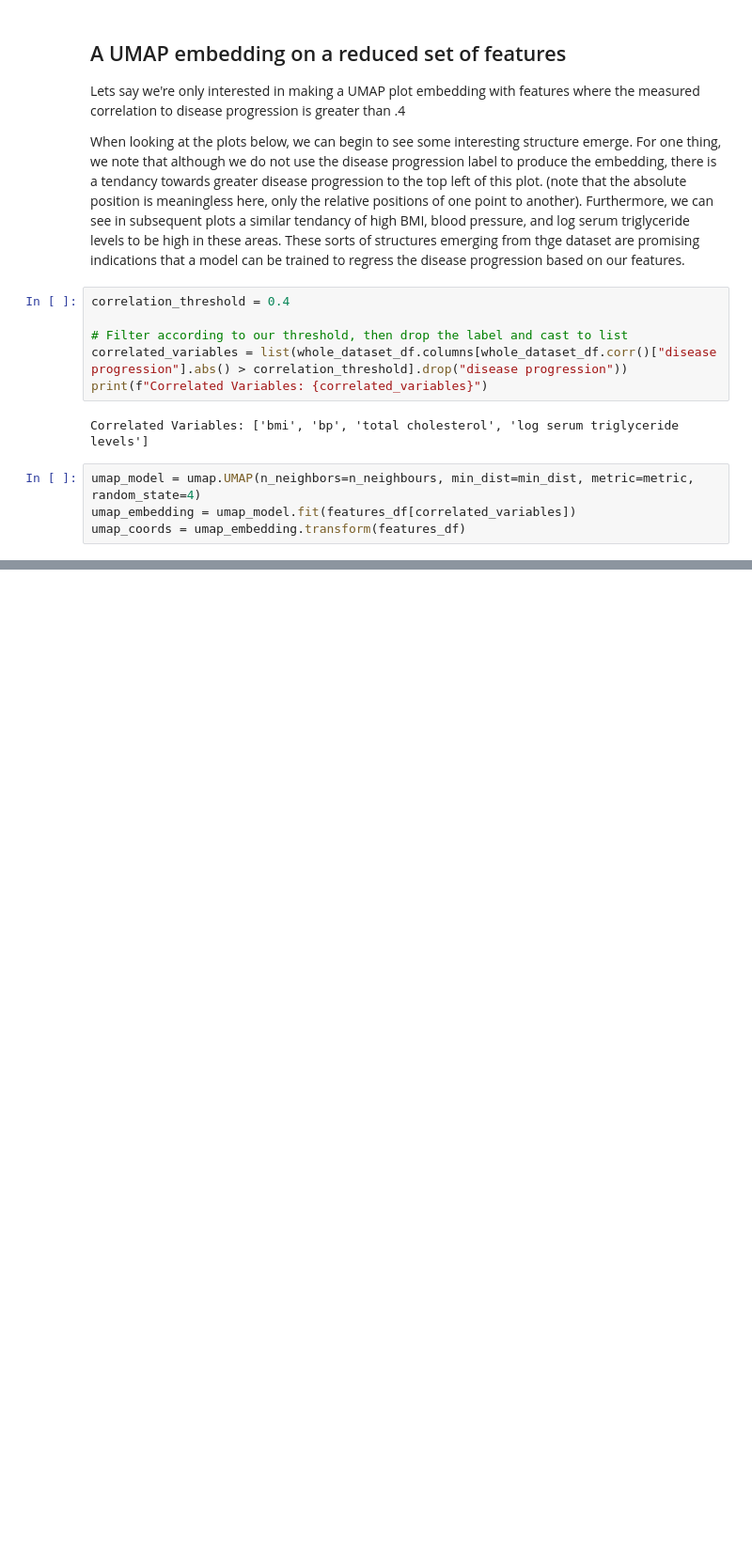
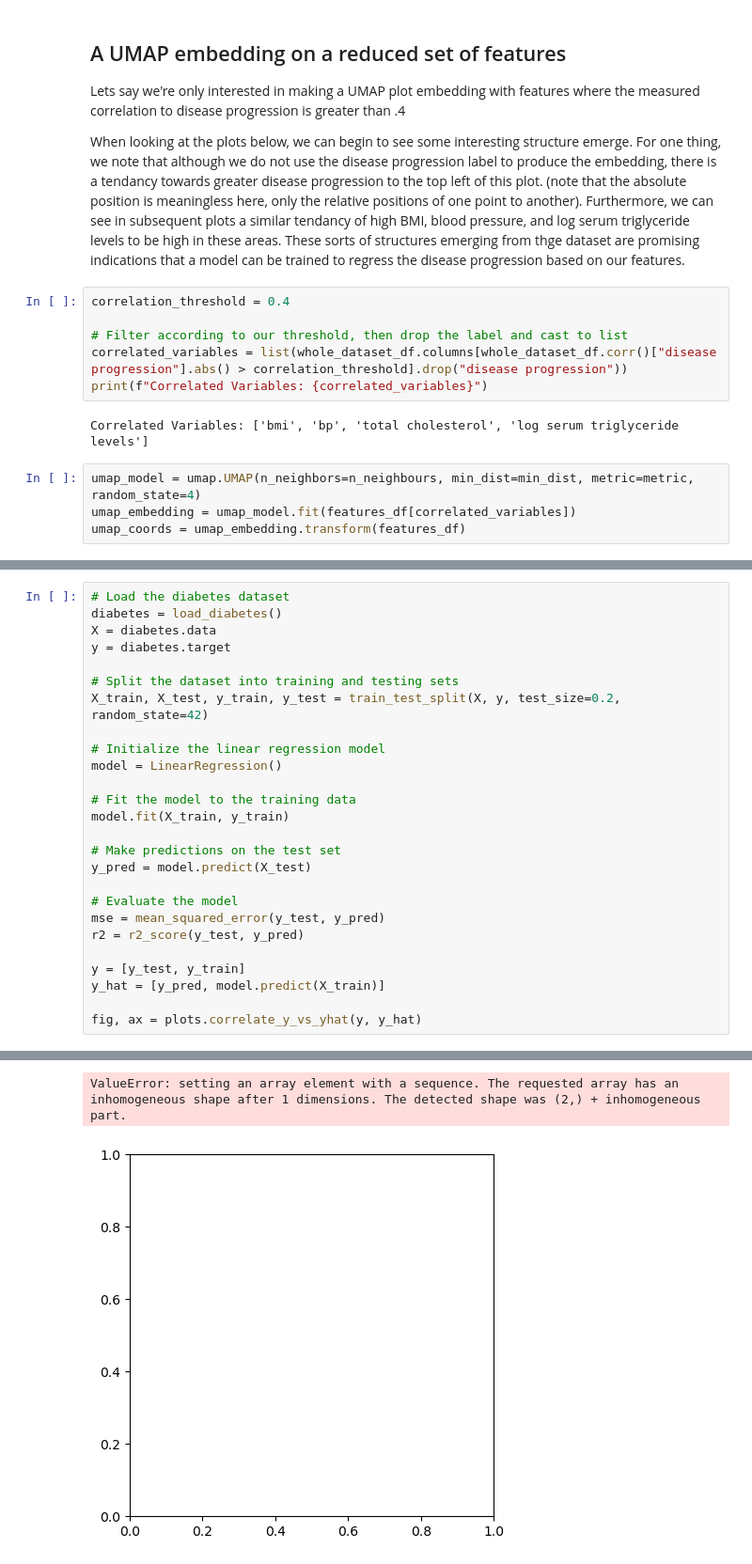
Before and after one commit to patrickwrowe/multilayer-perceptron-regression, a Jupyter notebook: diabetes_dataset/diabetes_dataset_eda.ipynb, the cells around one changed output, grey strips where cells are left out. Shown: that part at 94% size. Saved outputs shown, nothing was run; the diff lists cells and outputs as text; blank space fills up the shorter version.

```diff
--- a/diabetes_dataset/diabetes_dataset_eda.ipynb
+++ b/diabetes_dataset/diabetes_dataset_eda.ipynb
@@ -182,0 +186,27 @@ for column in correlated_variables:
+# %%
+# Load the diabetes dataset
+diabetes = load_diabetes()
+X = diabetes.data
+y = diabetes.target
+
+# Split the dataset into training and testing sets
+X_train, X_test, y_train, y_test = train_test_split(X, y, test_size=0.2, random_state=42)
+
+# Initialize the linear regression model
+model = LinearRegression()
+
+# Fit the model to the training data
+model.fit(X_train, y_train)
+
+# Make predictions on the test set
+y_pred = model.predict(X_test)
+
+# Evaluate the model
+mse = mean_squared_error(y_test, y_pred)
+r2 = r2_score(y_test, y_pred)
+
+y = [y_test, y_train]
+y_hat = [y_pred, model.predict(X_train)]
+
+fig, ax = plots.correlate_y_vs_yhat(y, y_hat)
+# %% [output]
@@ -182,0 +230,2 @@ for column in correlated_variables:
+ValueError: setting an array element with a sequence. The requested array has an inhomogeneous shape after 1 dimensions. The detected shape was (2,) + inhomogeneous part.
+[figure, added]
```
Also changed, not shown: parts of 5 cells of this notebook, 3 other files.
